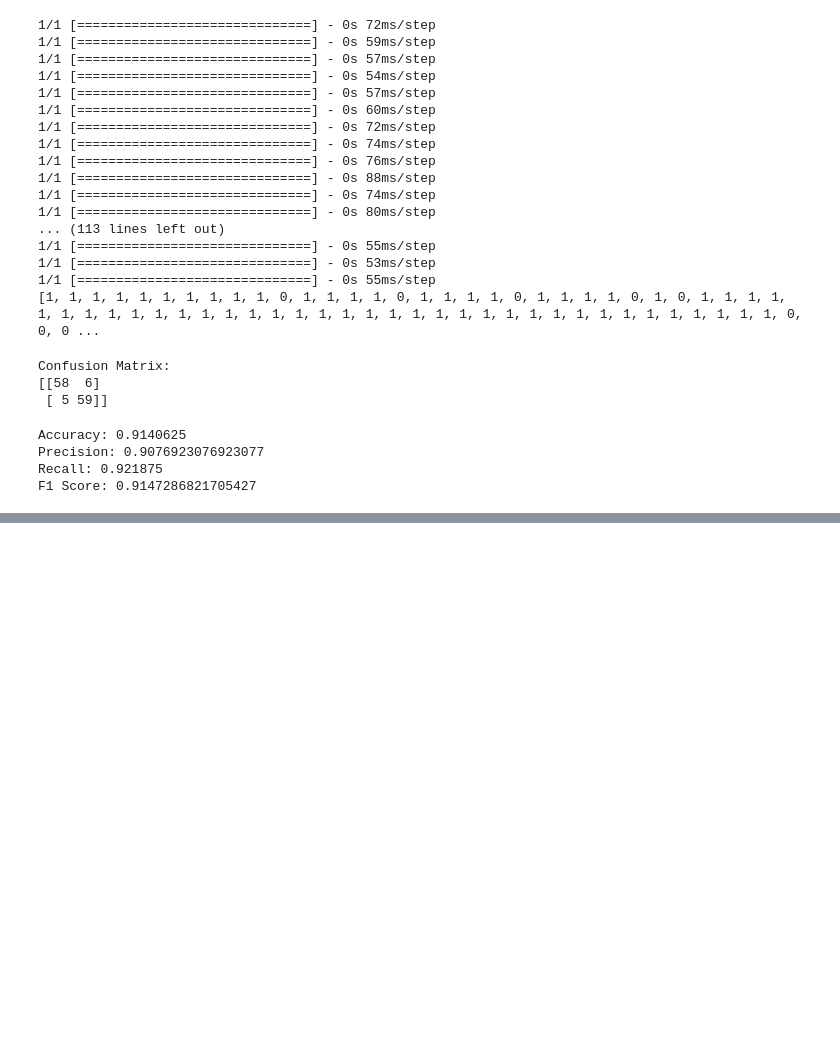
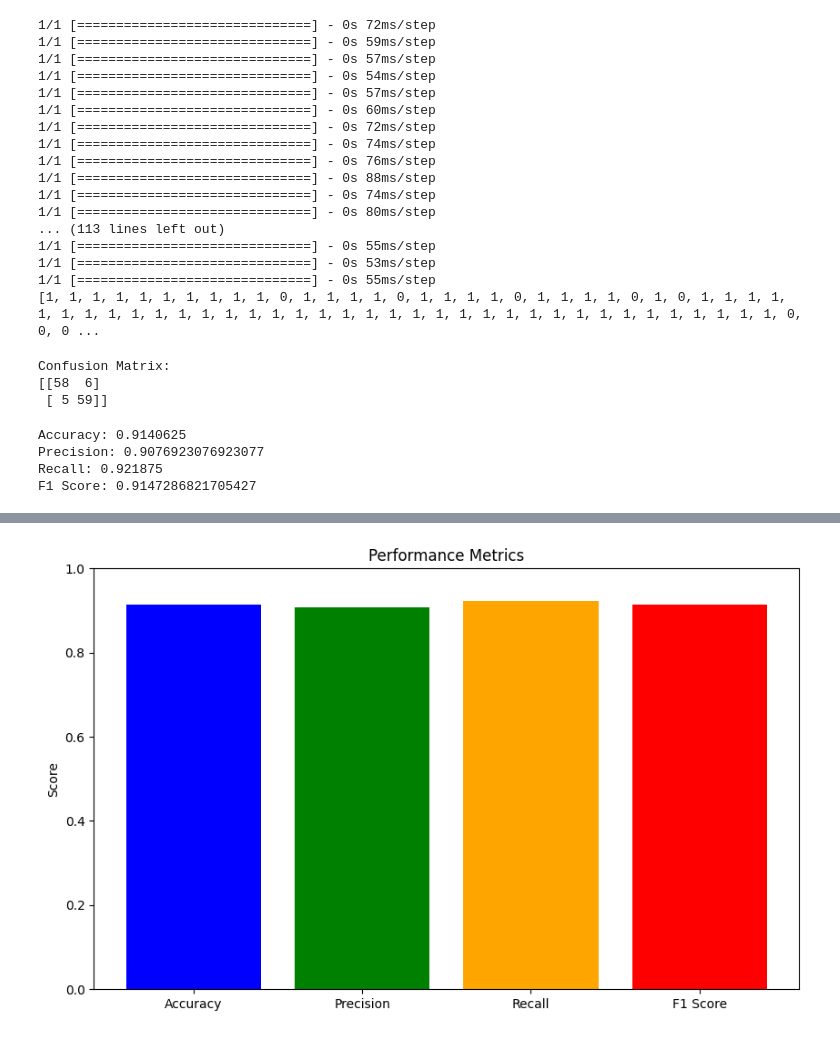
Before and after one commit to anand176/JackFruit__Ripeness-Detection-System, a Jupyter notebook: CM.ipynb, the cells around one changed output, grey strips where cells are left out. Saved outputs shown, nothing was run; the diff lists cells and outputs as text; code cells hidden in the pictures; blank space fills up the shorter version.

```diff
--- a/CM.ipynb
+++ b/CM.ipynb
@@ -156,0 +193,27 @@ F1 Score: 0.9147286821705427
+# %%
+import numpy as np
+import matplotlib.pyplot as plt
+from sklearn.metrics import precision_score, accuracy_score, recall_score, f1_score
+
+# Example true labels and predicted labels
+true_labels = np.array(tlabels)
+predicted_labels = np.array(plabel)
+
+# Calculate metrics
+accuracy = accuracy_score(true_labels, predicted_labels)
+precision = precision_score(true_labels, predicted_labels)
+recall = recall_score(true_labels, predicted_labels)
+f1 = f1_score(true_labels, predicted_labels)
+
+# Plot metrics
+metrics = ['Accuracy', 'Precision', 'Recall', 'F1 Score']
+values = [accuracy, precision, recall, f1]
+
+plt.figure(figsize=(10, 6))
+plt.bar(metrics, values, color=['blue', 'green', 'orange', 'red'])
+plt.title('Performance Metrics')
+plt.ylabel('Score')
+plt.ylim(0, 1)  # Set y-axis limit from 0 to 1
+plt.show()
+# %% [output]
+[figure, added]
```
Also changed, not shown: parts of 1 cell of this notebook.
